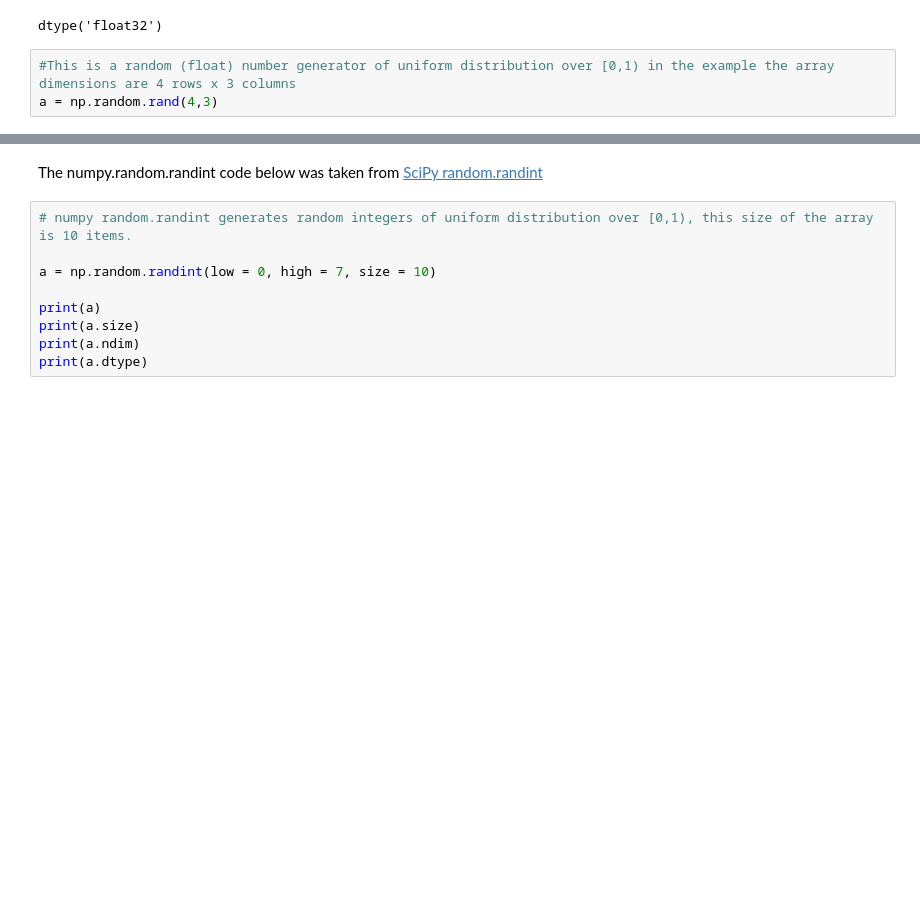
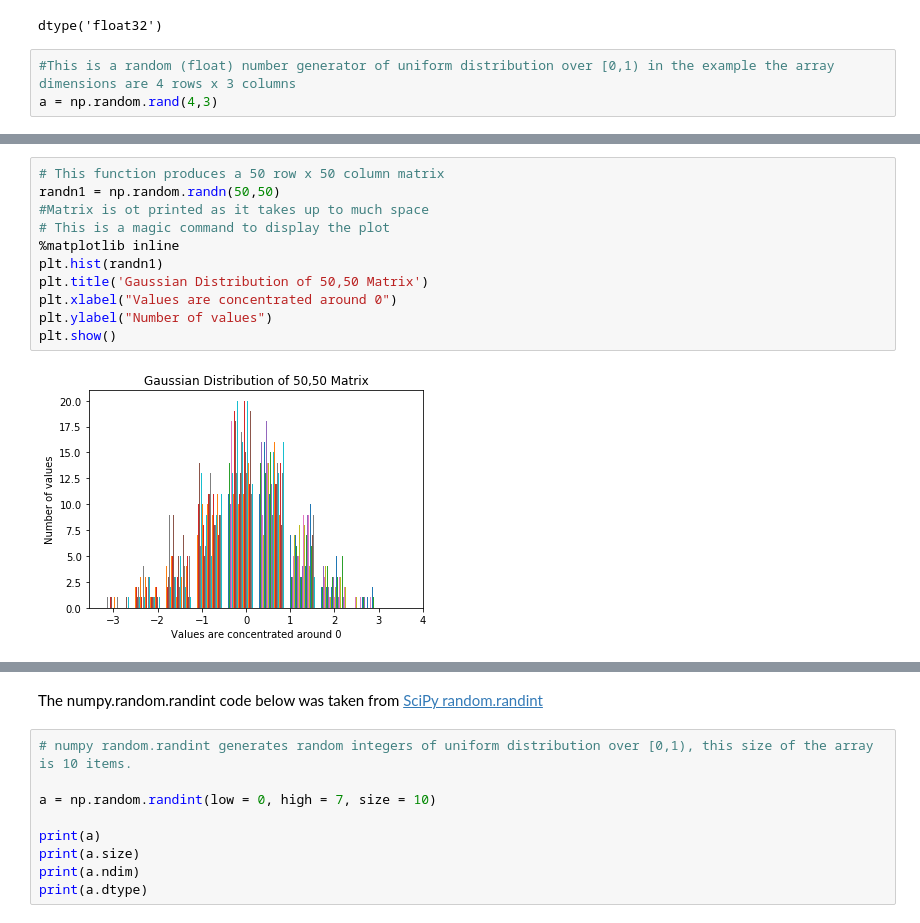
Before and after one commit to moranneil/Programming-For-Data-Analysis-Assignment-2019, a Jupyter notebook: NumpyRandom.ipynb, the cells around one changed output, grey strips where cells are left out. Cells and saved outputs as stored; diff of their text form; blank space fills up the shorter version.

```diff
--- a/NumpyRandom.ipynb
+++ b/NumpyRandom.ipynb
@@ -236,0 +248,13 @@ np.random.randn()
+# %%
+# This function produces a 50 row x 50 column matrix
+randn1 = np.random.randn(50,50)
+#Matrix is ot printed as it takes up to much space
+# This is a magic command to display the plot
+%matplotlib inline
+plt.hist(randn1)
+plt.title('Gaussian Distribution of 50,50 Matrix')
+plt.xlabel("Values are concentrated around 0")
+plt.ylabel("Number of values")
+plt.show()
+# %% [output]
+[figure, added]
```
Also changed, not shown: parts of 28 cells of this notebook.
